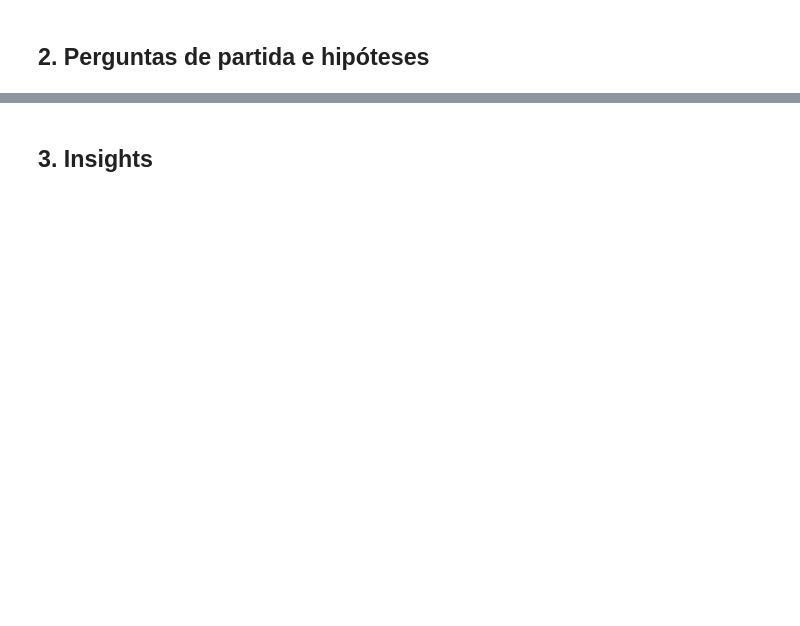
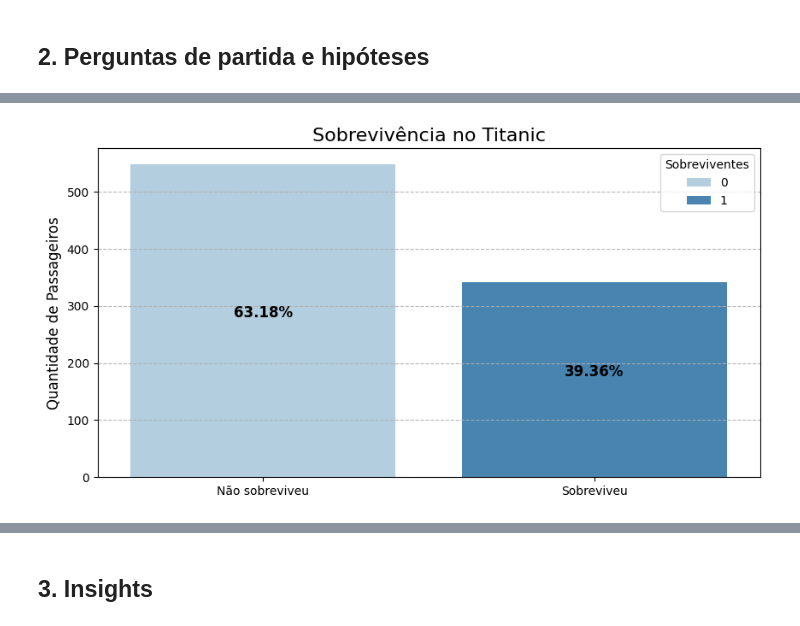
Before and after one commit to DaniellyR/avanti-bootcamp-cdd, a Jupyter notebook: notebooks/01-exploratory_data_analysis.ipynb, the cells around one changed output, grey strips where cells are left out. Drawn from its saved outputs; the diff is of its cells as text; code cells hidden in the pictures; blank space fills up the shorter version.

```diff
--- a/notebooks/01-exploratory_data_analysis.ipynb
+++ b/notebooks/01-exploratory_data_analysis.ipynb
@@ -131,7 +131,7 @@ df.replace ({'Número da classe social':{
 }}, inplace=True)
 
 df.replace({'Homem, Mulher ou Criança':{
-        'man':'Homen',
+        'man':'Homem',
         'woman':'Mulher',
         'child':'Criança'
 }}, inplace=True)
@@ -271,0 +326,96 @@ Resumos, variância, desvio padrão, média, moda e mediana de dados para uso do
+# %%
+# Configurar a figura
+figura = plt.figure(figsize=(10, 5))
+
+# Contar os sobreviventes e calcular percentuais
+qntd_sobreviventes = df['Sobreviventes'].value_counts()
+percentual_sobreviventes = (qntd_sobreviventes / total) * 100
+
+# Criar o gráfico de barras
+paleta_cores = sns.color_palette("Blues", 2)
+grafico = sns.countplot(
+    data=df,
+    x='Sobreviventes',
+    hue = 'Sobreviventes',
+    palette=paleta_cores,
+    order=df['Sobreviventes'].value_counts().index
+)
+
+# Adicionar título e rótulos
+grafico.set_title("Sobrevivência no Titanic", fontsize=16)
+grafico.set_xlabel("", fontsize=12)
+grafico.set_ylabel("Quantidade de Passageiros", fontsize=12)
+
+# Ajustar os rótulos do eixo X
+plt.xticks(ticks=[0, 1], labels=["Não sobreviveu", "Sobreviveu"])
+
+# Adicionar linhas de fundo
+grafico.grid(True, axis='y', linestyle='--', alpha=0.9)
+
+# Adicionar porcentagens no meio das barras
+for i, (count, percentage) in enumerate(zip(qntd_sobreviventes, percentual_sobreviventes)):
+    grafico.text(
+        i,  # Posição no eixo X
+        count / 2,  # Posição no eixo Y (meio da barra)
+        f'{percentage:.2f}%',  # Texto exibido
+        ha='center',  # Alinhado horizontalmente no centro da barra
+        va='bottom',  # Alinhado verticalmente no meio da barra
+        fontsize=12,
+        color='black',
+        weight='bold'
+    )
+
+# Mostrar o gráfico
+plt.show()
+
+
+# Configurar o grafico
+figura = plt.figure(figsize=(8, 4))
+
+total_geral = 891
+total = total_sobreviventes_class
+percentual = (total / total_geral) * 100
+
+# Criar o gráfico de barras
+paleta_cores = sns.color_palette("Blues", 4)
+
+# Contar o número de sobreviventes por classe
+total_sobreviventes_1_classe = sobreviventes_1_classe.shape[0]
+total_sobreviventes_2_classe = sobreviventes_2_classe.shape[0]
+total_sobreviventes_3_classe = sobreviventes_3_classe.shape[0]
+
+# Criar um DataFrame com os totais
+dados_class = pd.DataFrame({
+    'Classe': ['1ª Classe', '2ª Classe', '3ª Classe'],
+    'Total': [total_sobreviventes_1_classe, total_sobreviventes_2_classe, total_sobreviventes_3_classe]
+})
+
+grafico1 = sns.barplot(
+    data=dados_class,
+    x='Classe',
+    y='Total',
+    hue = 'Classe',
+    palette=paleta_cores
+)
+
+# grafico = sns.countplot(
+#     data=dados_class,
+#     x='Classe',
+#     palette=paleta_cores,
+#     hue = 'Status socioeconômico',
+#     order=df['Status socioeconômico']
+# )
+
+grafico1.set_title("Sobreviventes por Classe Socioeconômica", fontsize=16)
+grafico1.set_xlabel("Classe Socioeconômica", fontsize=12)
+grafico1.set_ylabel("Número de Sobreviventes", fontsize=12)
+
+grafico1.set_xticks([0, 1, 2])
+grafico1.set_xticklabels(["1ª Classe", "2ª Classe", "3ª Classe"])
+
+# Adicionar linhas de fundo
+grafico1.grid(True, axis='y', linestyle='--', alpha=0.9)
+
+plt.show()
+# %% [output]
+[figure, added]
```
Also changed, not shown: parts of 13 cells of this notebook.
